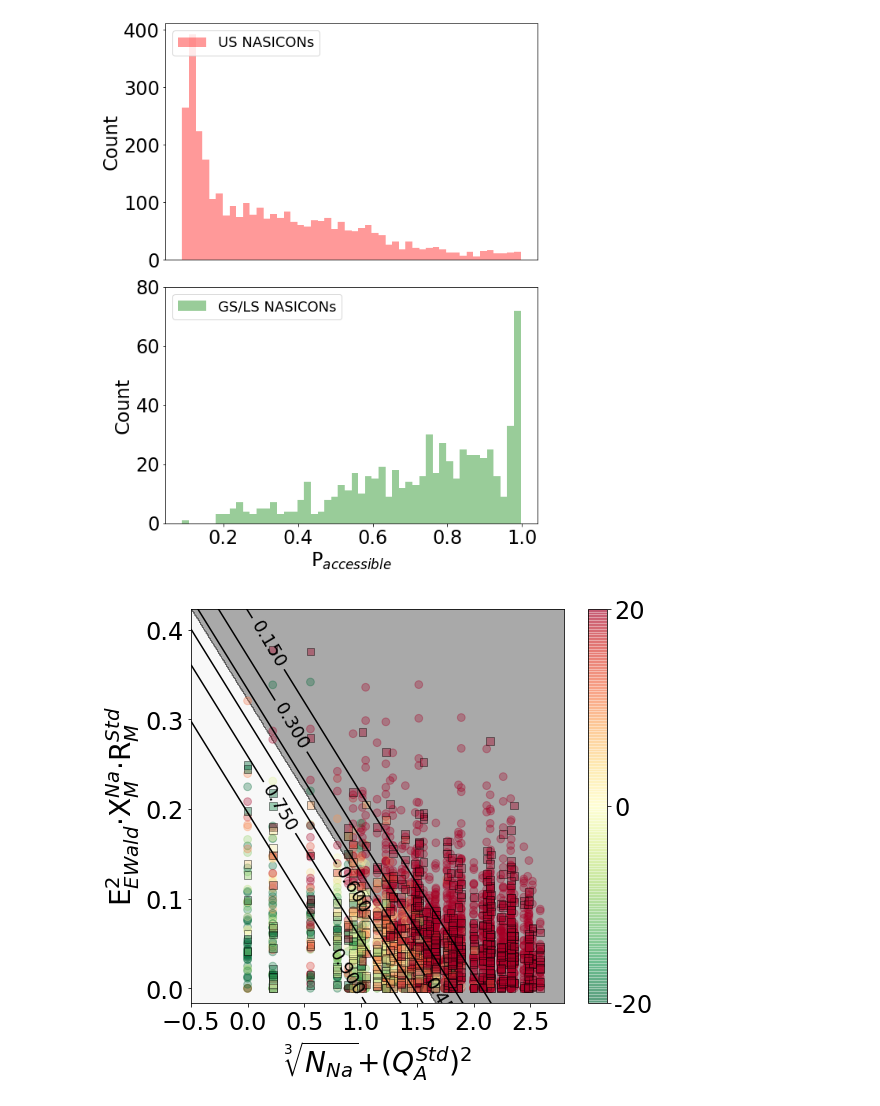
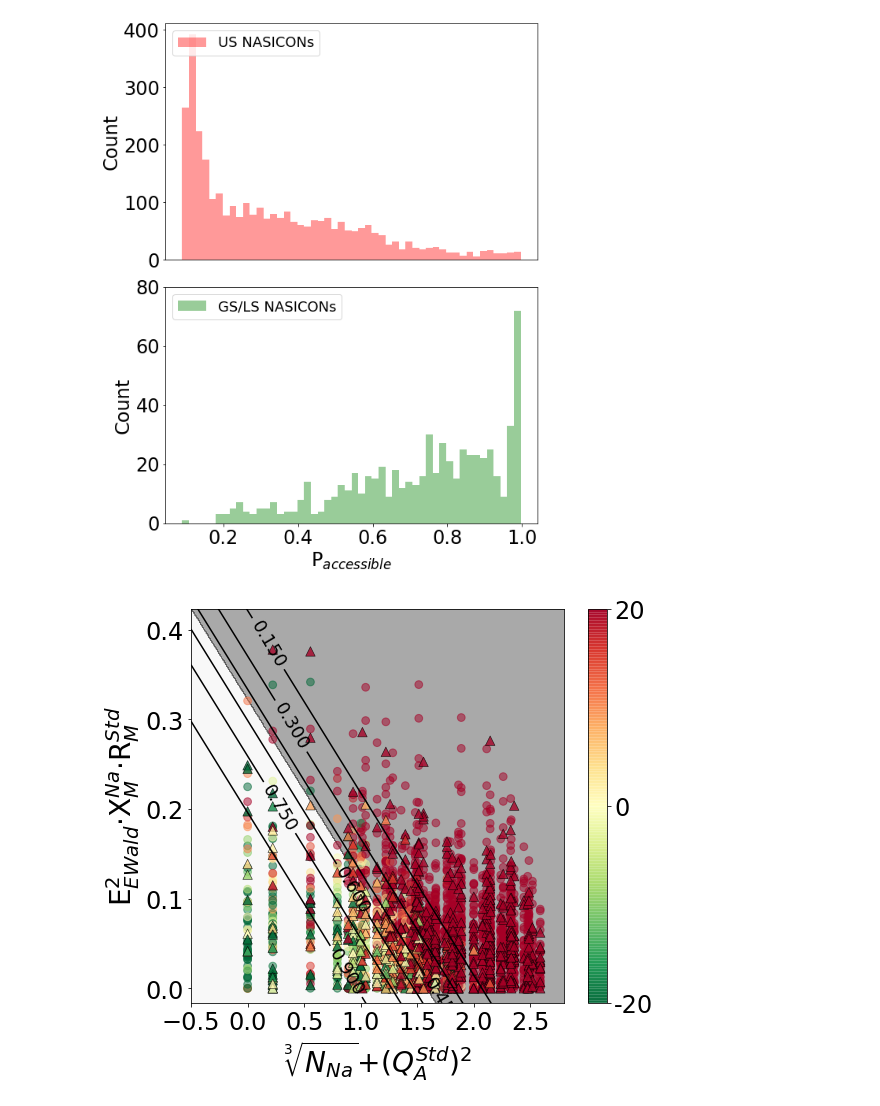
Before and after one commit to Jeff-oakley/NASICON_Predictor_Data, a Jupyter notebook: Run_five_fold_CV.ipynb, the cells around one changed output. Cells and saved outputs as stored; diff of their text form; code cells hidden in the pictures.

```diff
--- a/Run_five_fold_CV.ipynb
+++ b/Run_five_fold_CV.ipynb
@@ -105,6 +130,22 @@ for train_index, test_index in skf.split(X_all_data,Y_all_data):
     clf = SVC(kernel='linear',class_weight='balanced',probability=True)
 
     clf.fit(X_train, Y_train)
+
+    Y_train_predict = clf.predict(X_train)
+
+    train_score = accuracy_score(Y_train,Y_train_predict)
+    train_recall_avg = recall_score(Y_train,Y_train_predict,average='macro')
+    train_recall_LSGS = recall_score(Y_train,Y_train_predict,pos_label=0)
+    train_recall_US = recall_score(Y_train,Y_train_predict,pos_label=1)
+    train_F1 = f1_score(Y_train,Y_train_predict,average='macro')
+    train_F1_LSGS = f1_score(Y_train,Y_train_predict,pos_label=0)
+    train_F1_US = f1_score(Y_train,Y_train_predict,pos_label=1)
+
+    print('###Training metrics')
+    print(f'LSGS recall = {train_recall_LSGS}, US recall = {train_recall_US}')
+    print(f'LSGS F1 = {train_F1_LSGS}, US F1 = {train_F1_US}')
+    print(f'Accuracy = {train_score}, average recall = {train_recall_avg}, average F1 score = {train_F1}')
+
     Y_cv_predict = clf.predict(X_test)
 
     test_score = accuracy_score(Y_test,Y_cv_predict)
@@ -123,7 +164,7 @@ for train_index, test_index in skf.split(X_all_data,Y_all_data):
     best_train_index_lst.append(train_index)
     best_test_index_lst.append(test_index)
 
-
+    print('###Testing metrics')
     print(f'LSGS recall = {test_recall_LSGS}, US recall = {test_recall_US}')
     print(f'LSGS F1 = {test_F1_LSGS}, US F1 = {test_F1_US}')
     print(f'Accuracy = {test_score}, average recall = {test_recall_avg}, average F1 score = {test_F1}')
@@ -669,31 +766,32 @@ plt.savefig('Fig_S5a.pdf')
 # %%
 plt.figure(figsize=(8,7))
 
 x_min, x_max = X_all_data[:,0].min()-0.5, X_all_data[:,0].max()+0.5
 y_min, y_max = X_all_data[:,1].min()-50, X_all_data[:,1].max()+100
-
+plot_stepx = (x_max-x_min)/500;
+plot_stepy = (y_max-y_min)/500;
 xx, yy = np.meshgrid(np.arange(x_min, x_max, plot_stepx),
                      np.arange(y_min, y_max, plot_stepy))
 Z = best_clf.predict(np.c_[xx.ravel(), yy.ravel()])
 Z = Z.reshape(xx.shape)
 cs = plt.contourf(xx, yy, Z, cmap=plt.cm.binary,alpha=0.2)
-plot_stepx = (x_max-x_min)/500;
-plot_stepy = (y_max-y_min)/500;
+# plot_stepx = (x_max-x_min)/500;
+# plot_stepy = (y_max-y_min)/500;
 xx, yy = np.meshgrid(np.arange(x_min, x_max, plot_stepx),
                      np.arange(y_min, y_max, plot_stepy))
 prob_arry = calc_prob(best_clf,np.c_[xx.ravel(), yy.ravel()])
 cs = plt.contourf(xx, yy, Z, cmap=plt.cm.binary,alpha=0.2)
 plt.scatter(best_X_train[:,0],best_X_train[:,1],marker='o',s=[60 for i in range(ehull_train_arry.shape[0])],
-            c=ehull_train_arry,cmap='RdYlGn_r',vmin=-20,vmax=20,alpha=0.3)
-plt.scatter(best_X_test[:,0],best_X_test[:,1],marker='s',s=[60 for i in range(ehull_test_arry.shape[0])],
+            c=ehull_train_arry,cmap='RdYlGn_r',vmin=-20,vmax=20,alpha=0.5,)
+plt.scatter(best_X_test[:,0],best_X_test[:,1],marker='^',s=[90 for i in range(ehull_test_arry.shape[0])],
             c=ehull_test_arry,edgecolors=['k' for i in range(ehull_train_arry.shape[0])],
-            cmap='RdYlGn_r',vmin=-20,vmax=20,alpha=0.4)
+            cmap='RdYlGn_r',vmin=-20,vmax=20,alpha=0.8, linewidths=0.6)
 CB=plt.colorbar()
 CB.ax.tick_params(labelsize=24)
 CB.set_ticks([-20,0,20]); CB.set_ticklabels(['-20','0','20'])
 CS = plt.contour(xx, yy, prob_arry.reshape(xx.shape),colors=['black'])
 plt.clabel(CS, inline=True, fontsize=18,inline_spacing=0.5)
 pretty_plot()
 plt.savefig('Fig_S5b.pdf')
 # %% [output]
-[figure, old version]
+[figure, new version]
```
Also changed, not shown: parts of 8 cells of this notebook, 9 other files.
